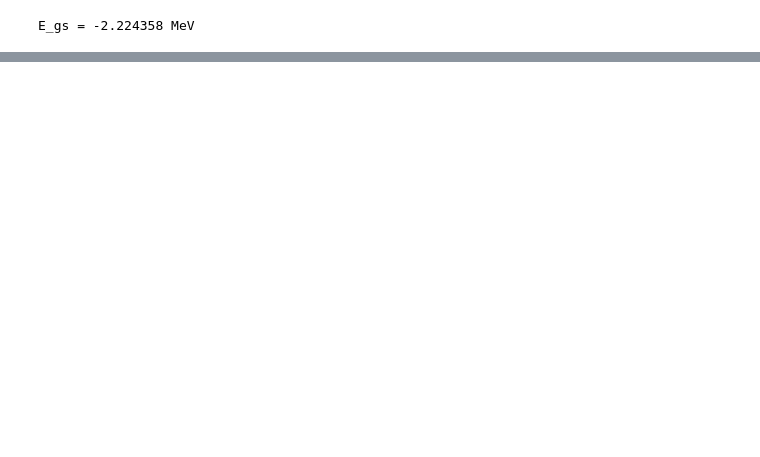
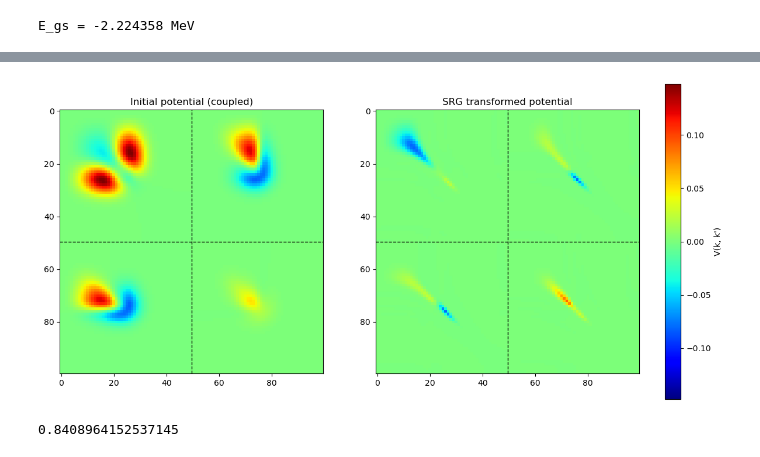
Before and after one commit to sMacks28/private, a Jupyter notebook: Uni/effectivetheories/SRG_python_stuff/SRG_version1.ipynb, the cells around one changed output, grey strips where cells are left out. Saved outputs shown, nothing was run; the diff lists cells and outputs as text; code cells hidden in the pictures; blank space fills up the shorter version.

```diff
--- a/Uni/effectivetheories/SRG_python_stuff/SRG_version1.ipynb
+++ b/Uni/effectivetheories/SRG_python_stuff/SRG_version1.ipynb
@@ -246,0 +243,33 @@ E_gs = -2.224358 MeV
+# %%
+V_full_init = H_init_mat - Tmat_coupled
+V_full_final = H_final_mat - Tmat_coupled
+
+fig, (ax1, ax2) = plt.subplots(1, 2, figsize=(14, 7))
+
+# Gemeinsame Farbskala für beide Plots
+maxabs = max(abs(V_full_init.min()), abs(V_full_init.max()))
+
+# Plot 1: Initiales Potential (100x100)
+im1 = ax1.imshow(V_full_init, vmin=-maxabs, vmax=maxabs, cmap='jet')
+ax1.set_title("Initial potential (coupled)")
+# Hilfslinien, um die S- und D-Wellen Blöcke zu markieren
+ax1.axhline(y=Nrows-0.5, color='black', linestyle='--', linewidth=1)
+ax1.axvline(x=Nrows-0.5, color='black', linestyle='--', linewidth=1)
+
+# Plot 2: Finales Potential nach SRG (100x100)
+im2 = ax2.imshow(V_full_final, vmin=-maxabs, vmax=maxabs, cmap='jet')
+ax2.set_title(f"SRG transformed potential")
+ax2.axhline(y=Nrows-0.5, color='black', linestyle='--', linewidth=1)
+ax2.axvline(x=Nrows-0.5, color='black', linestyle='--', linewidth=1)
+
+# Gemeinsame Colorbar
+fig.colorbar(im2, ax=[ax1, ax2], label='V(k, k\')', fraction=0.046, pad=0.04)
+
+plt.show()
+# %% [output]
+[figure, added]
+# %%
+s = np.power(2.0, -1/4)
+s
+# %% [output]
+0.8408964152537145
```
Also changed, not shown: parts of 3 cells of this notebook.
